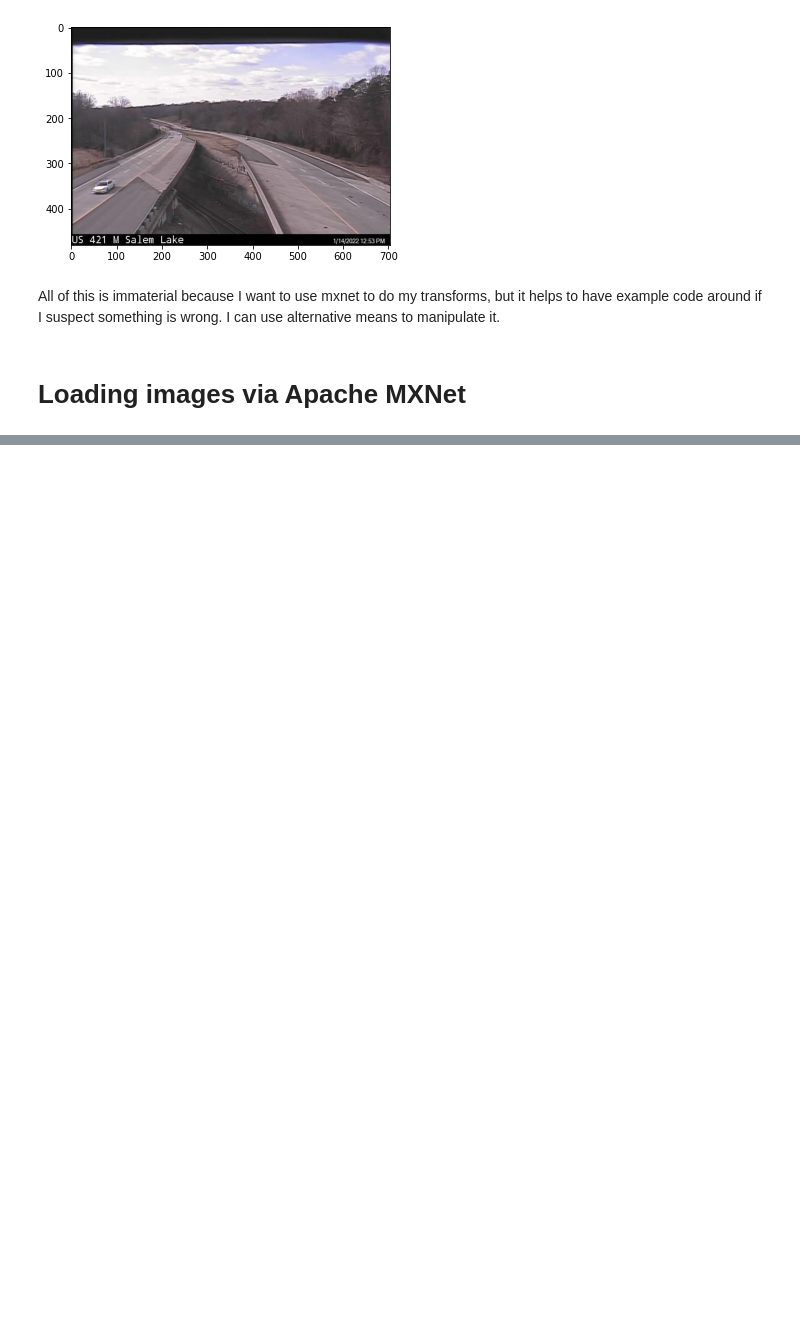
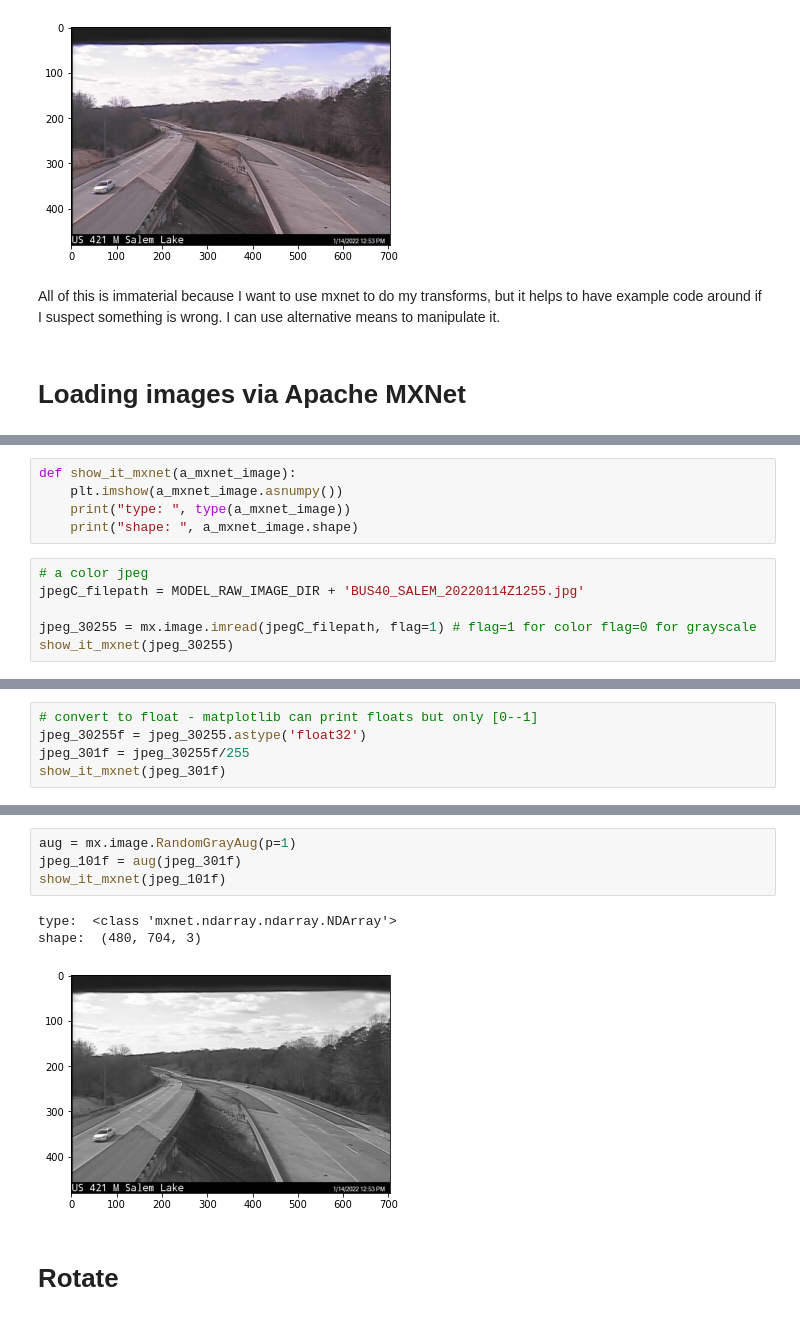
Before and after one commit to rtp-aws/devpost_aws_disaster_response, a Jupyter notebook: python/gray_rotate.ipynb, the cells around one changed output, grey strips where cells are left out. Drawn from its saved outputs; the diff is of its cells as text; blank space fills up the shorter version.

```diff
--- a/python/gray_rotate.ipynb
+++ b/python/gray_rotate.ipynb
@@ -170,0 +155,11 @@ NameError: name 'image_filepath' is not defined
+# %%
+def show_it_mxnet(a_mxnet_image):
+    plt.imshow(a_mxnet_image.asnumpy())
+    print("type: ", type(a_mxnet_image))
+    print("shape: ", a_mxnet_image.shape)
+# %%
+# a color jpeg
+jpegC_filepath = MODEL_RAW_IMAGE_DIR + 'BUS40_SALEM_20220114Z1255.jpg'
+
+jpeg_30255 = mx.image.imread(jpegC_filepath, flag=1) # flag=1 for color flag=0 for grayscale
+show_it_mxnet(jpeg_30255)
@@ -170,0 +170,5 @@ NameError: name 'image_filepath' is not defined
+# %%
+# convert to float - matplotlib can print floats but only [0--1]
+jpeg_30255f = jpeg_30255.astype('float32')
+jpeg_301f = jpeg_30255f/255
+show_it_mxnet(jpeg_301f)
@@ -170,0 +223,10 @@ NameError: name 'image_filepath' is not defined
+# %%
+aug = mx.image.RandomGrayAug(p=1)
+jpeg_101f = aug(jpeg_301f)
+show_it_mxnet(jpeg_101f)
+# %% [output]
+type:  <class 'mxnet.ndarray.ndarray.NDArray'>
+shape:  (480, 704, 3)
+[figure, added]
+# %% [markdown]
+# Rotate
```
Also changed, not shown: parts of 20 cells of this notebook, 2 other files.
